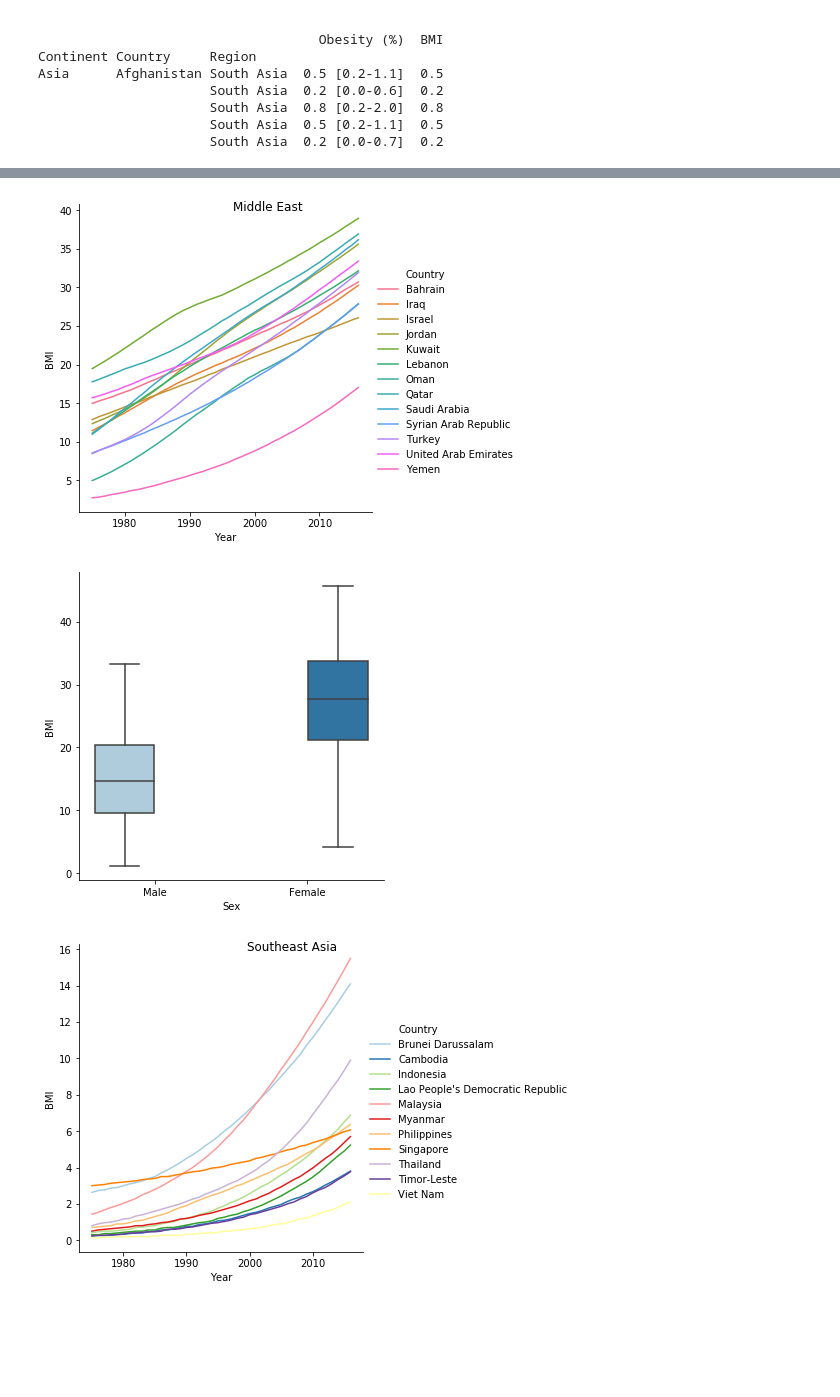
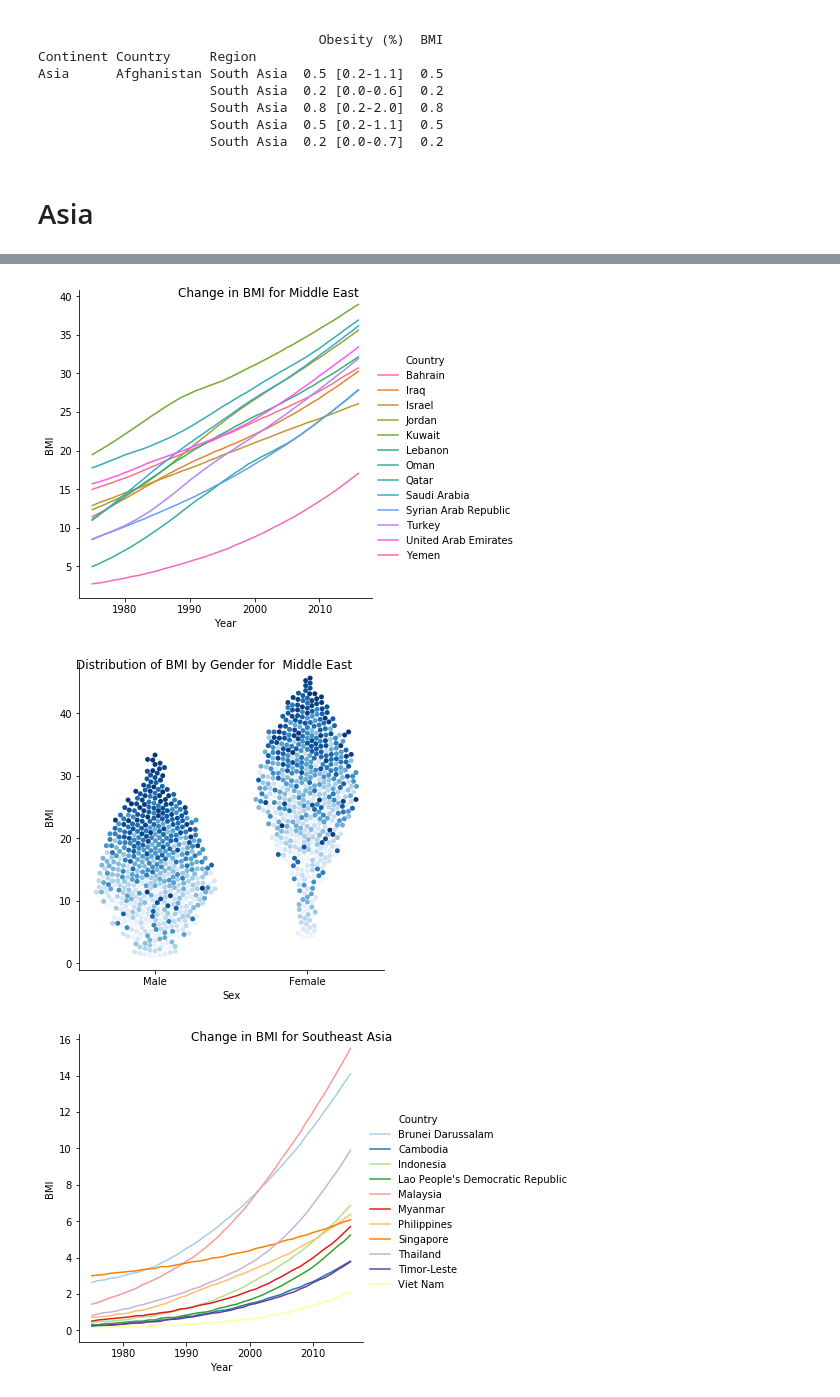
Before and after one commit to bill12m/Obesity_1975-2016, a Jupyter notebook: Obesity.ipynb, the cells around one changed output, grey strips where cells are left out. Drawn from its saved outputs; the diff is of its cells as text; code cells hidden in the pictures; blank space fills up the shorter version.

Commit message:
Adding graphs for every continent

```diff
--- a/Obesity.ipynb
+++ b/Obesity.ipynb
@@ -49,14 +51,17 @@ Asia      Afghanistan South Asia  0.5 [0.2-1.1]  0.5
                       South Asia  0.8 [0.2-2.0]  0.8
                       South Asia  0.5 [0.2-1.1]  0.5
                       South Asia  0.2 [0.0-0.7]  0.2
+# %% [markdown]
+# Asia
 # %%
 for region in asia:
     df_region = data_clean.xs(['Asia', str(region)], level = [0,2])
     g = sns.relplot(data = df_region, kind = 'line',
                x = 'Year', y = 'BMI', hue = 'Country', ci = None)
-    g.fig.suptitle(str(region))
+    g.fig.suptitle('Change in BMI for '+str(region))
 
     df_region = df_region.mask(df_region['Sex'] == 'Both sexes').dropna()
-    h = sns.catplot(data = df_region, kind = 'box',
-                   x = 'Sex', y = 'BMI', hue = 'Sex')
+    h = sns.catplot(data = df_region, kind = 'swarm',
+                   x = 'Sex', y = 'BMI', hue = 'Year', palette = 'Blues', legend = None, order = ['Male', 'Female'])
+    h.fig.suptitle('Distribution of BMI by Gender for  '+str(region))
 # %% [output]
@@ -65,3 +70,3 @@ for region in asia:
-[figure, old version]
+[figure, new version]
-[figure, old version]
+[figure, new version]
-[figure, old version]
+[figure, new version]
```
Also changed, not shown: parts of 13 cells of this notebook, 1 other file.
